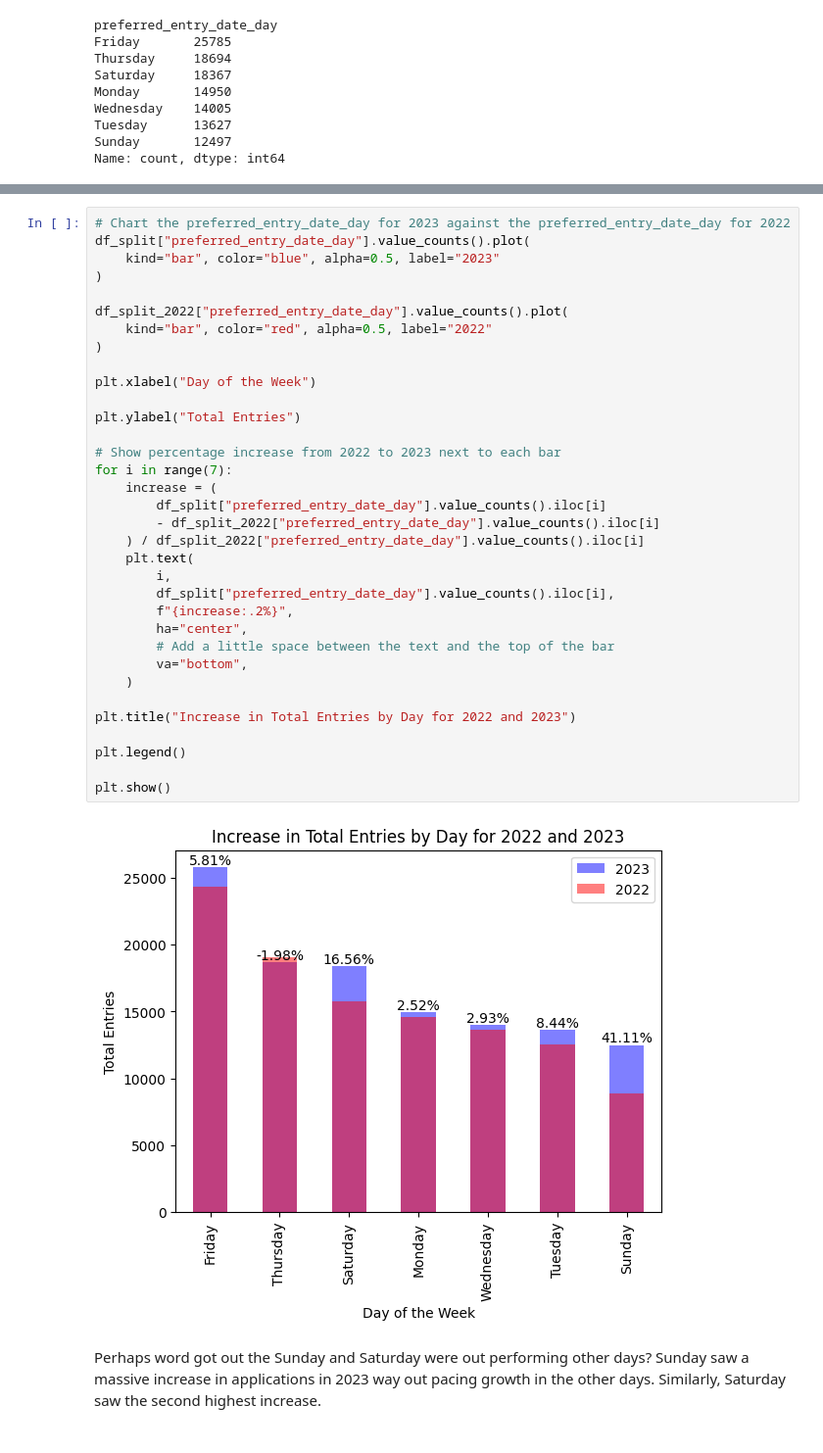
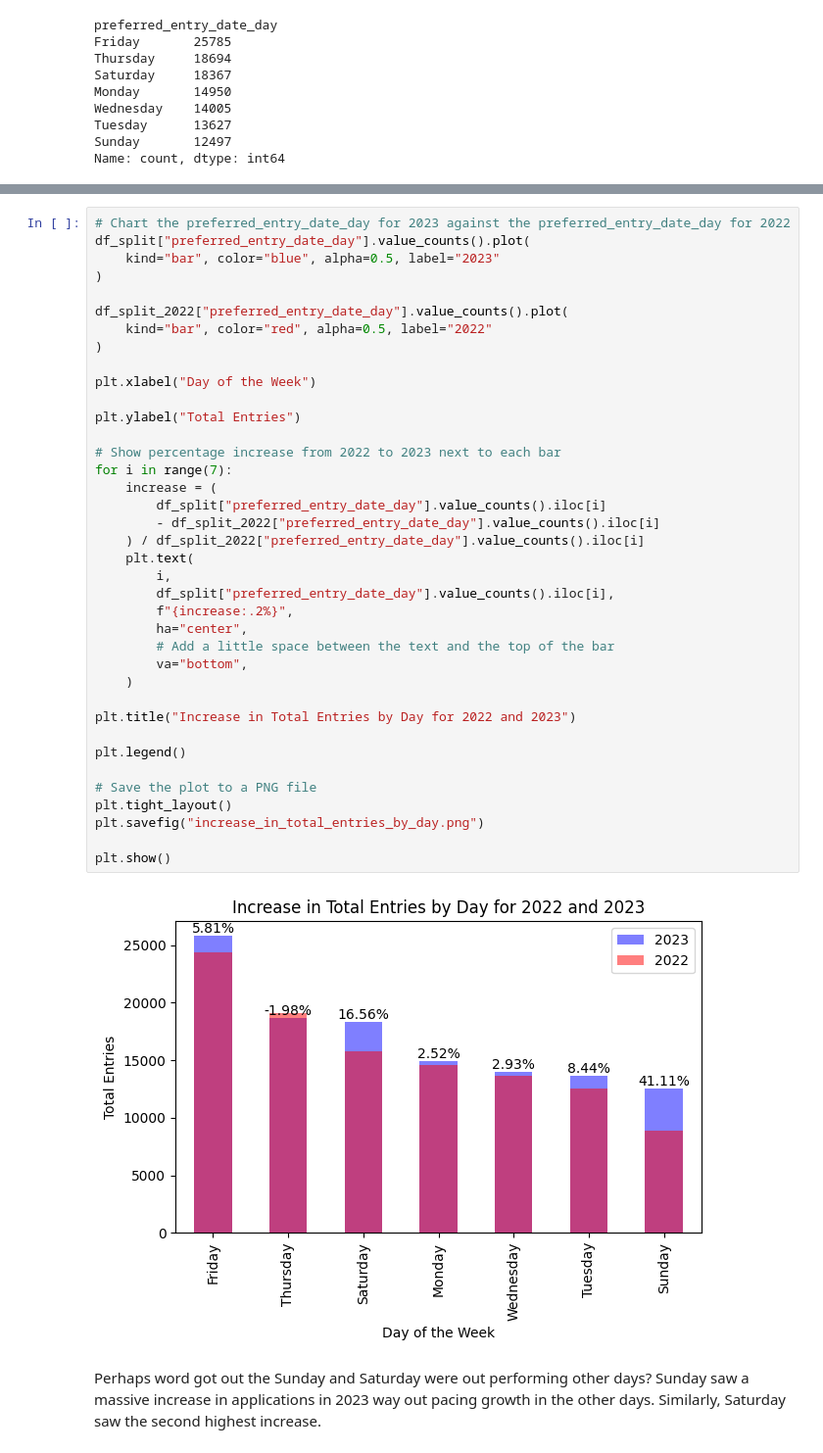
Before and after one commit to jarrett-retz-tech-services/enchantments_lottery, a Jupyter notebook: 2023/analysis.ipynb, the cells around one changed output, grey strips where cells are left out. Shown at 98% size. Saved outputs shown, nothing was run; the diff lists cells and outputs as text.

```diff
--- a/2023/analysis.ipynb
+++ b/2023/analysis.ipynb
@@ -744,34 +752,38 @@ df_split["preferred_entry_date_day"].value_counts().plot(
 
 df_split_2022["preferred_entry_date_day"].value_counts().plot(
     kind="bar", color="red", alpha=0.5, label="2022"
 )
 
 plt.xlabel("Day of the Week")
 
 plt.ylabel("Total Entries")
 
 # Show percentage increase from 2022 to 2023 next to each bar
 for i in range(7):
     increase = (
         df_split["preferred_entry_date_day"].value_counts().iloc[i]
         - df_split_2022["preferred_entry_date_day"].value_counts().iloc[i]
     ) / df_split_2022["preferred_entry_date_day"].value_counts().iloc[i]
     plt.text(
         i,
         df_split["preferred_entry_date_day"].value_counts().iloc[i],
         f"{increase:.2%}",
         ha="center",
         # Add a little space between the text and the top of the bar
         va="bottom",
     )
 
 plt.title("Increase in Total Entries by Day for 2022 and 2023")
 
 plt.legend()
 
+# Save the plot to a PNG file
+plt.tight_layout()
+plt.savefig("increase_in_total_entries_by_day.png")
+
 plt.show()
 # %% [output]
-[figure, old version]
+[figure, new version]
 # %% [markdown]
 Perhaps word got out the Sunday and Saturday were out performing other days? Sunday saw a massive increase in applications in 2023 way out pacing growth in the other days. Similarly, Saturday saw the second highest increase.
 # %%
```
Also changed, not shown: parts of 4 cells of this notebook, 3 other files.
